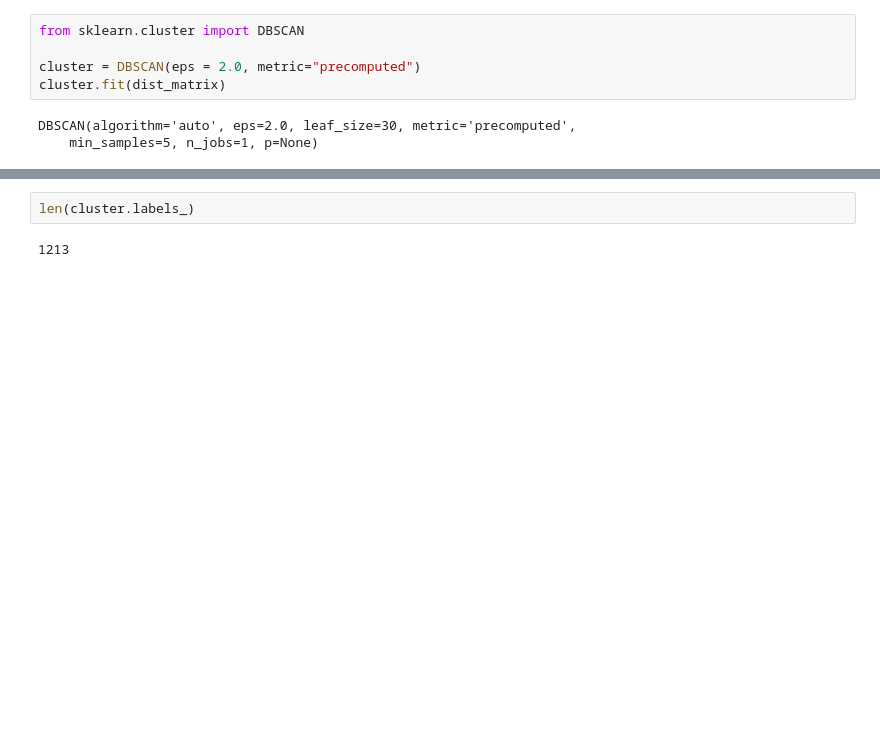
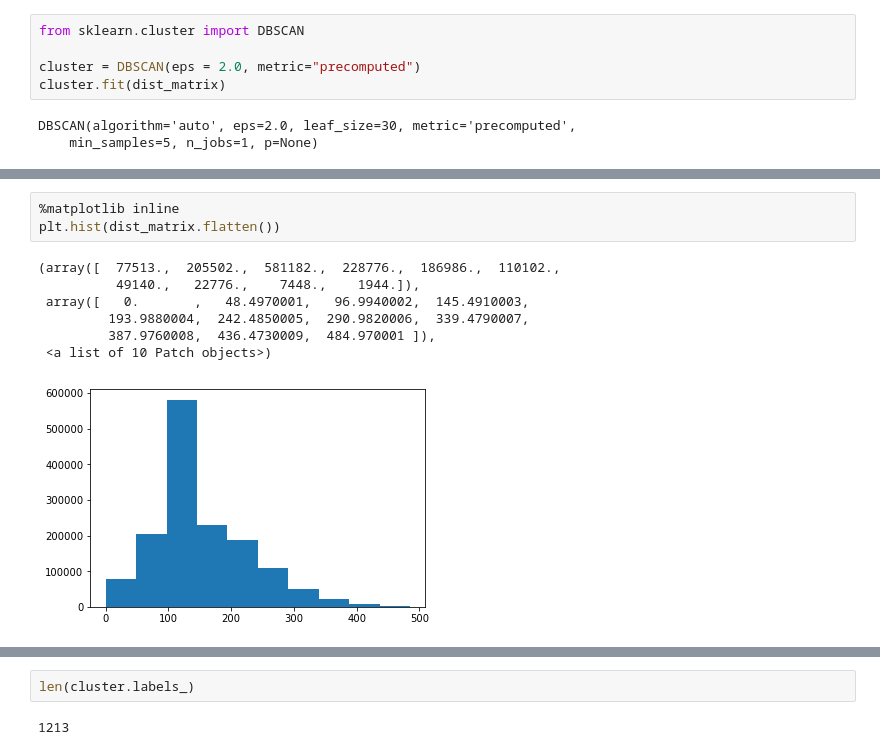
Before and after one commit to rachelrakov/QP2_Code, a Jupyter notebook: FrechetDistance_v1.0.ipynb, the cells around one changed output, grey strips where cells are left out. Drawn from its saved outputs; the diff is of its cells as text; blank space fills up the shorter version.

Commit message:
Added visualizations of matrix, determined why clusterer isn't working (4/27/17)

```diff
--- a/FrechetDistance_v1.0.ipynb
+++ b/FrechetDistance_v1.0.ipynb
@@ -241,0 +318,11 @@ DBSCAN(algorithm='auto', eps=2.0, leaf_size=30, metric='precomputed',
+# %%
+%matplotlib inline
+plt.hist(dist_matrix.flatten())
+# %% [output]
+(array([  77513.,  205502.,  581182.,  228776.,  186986.,  110102.,
+          49140.,   22776.,    7448.,    1944.]),
+ array([   0.       ,   48.4970001,   96.9940002,  145.4910003,
+         193.9880004,  242.4850005,  290.9820006,  339.4790007,
+         387.9760008,  436.4730009,  484.970001 ]),
+ <a list of 10 Patch objects>)
+[figure, added]
```
Also changed, not shown: parts of 19 cells of this notebook.
